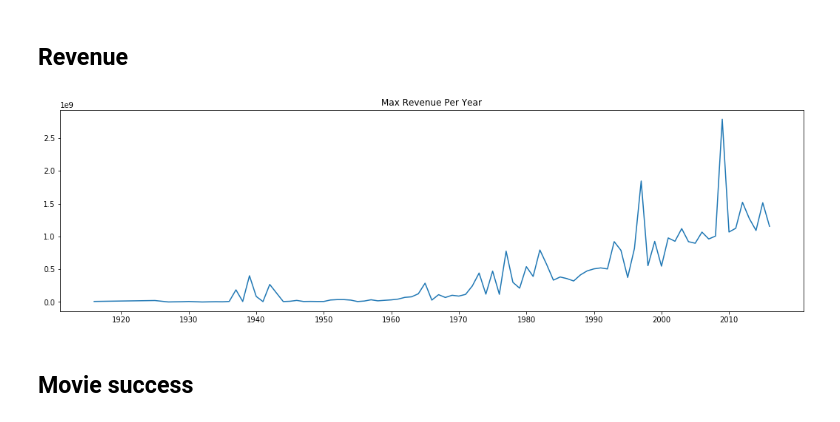
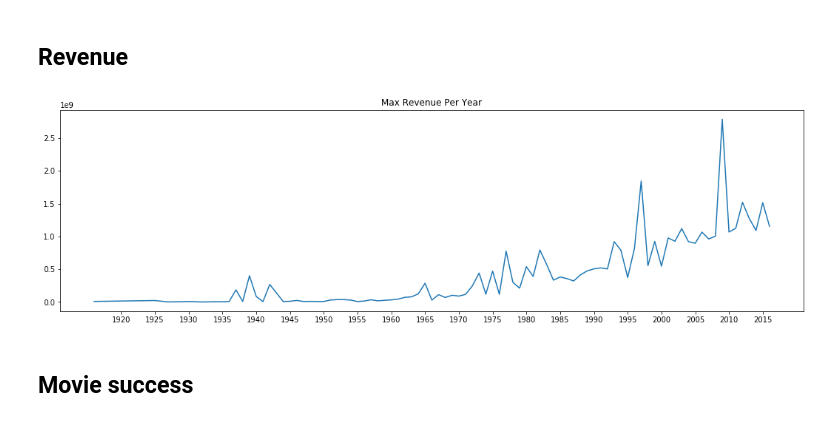
Before and after one commit to leyaof/movie-analysis, a Jupyter notebook: movie-analysis.ipynb, the cells around one changed output. Saved outputs shown, nothing was run; the diff lists cells and outputs as text; code cells hidden in the pictures.

```diff
--- a/movie-analysis.ipynb
+++ b/movie-analysis.ipynb
@@ -227,15 +227,15 @@ sns.distplot(data.runtime)
 # %%
 revenue_data = (data[data['revenue'].notnull()][['revenue', 'year']]
                 .groupby('year')['revenue']
                 .max()
                )
 plt.figure(figsize=(18, 5))
-plt.xticks(np.arange(1920, 2018, 10))
+plt.xticks(np.arange(1920, 2018, 5))
 plt.plot(revenue_data)
 plt.title('Max Revenue Per Year')
 plt.show()
 # %% [output]
-[figure, old version]
+[figure, new version]
 # %% [markdown]
 ## Movie success
 # %% [markdown]
```
Also changed, not shown: parts of 6 cells of this notebook.
